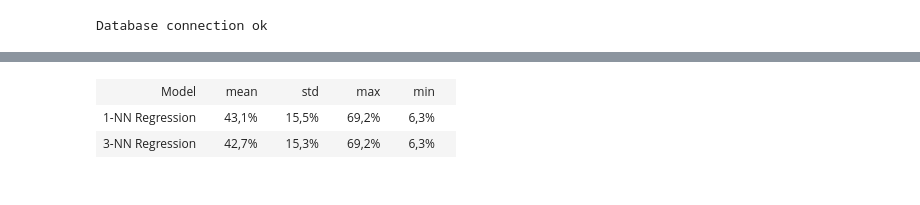
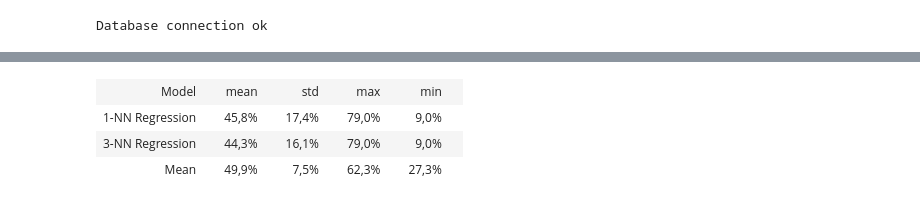
Before and after one commit to Miikkasna/cablepredictions, a Jupyter notebook: Whole ship cabling readiness.ipynb, the cells around one changed output, grey strips where cells are left out. Drawn from its saved outputs; the diff is of its cells as text; code cells hidden in the pictures.

Commit message:
progress predictions updated

```diff
--- a/Whole ship cabling readiness.ipynb
+++ b/Whole ship cabling readiness.ipynb
@@ -289,8 +235,10 @@ display_table(table_rows)
 # Whole ship cabling progress (monthly)
 # Predictors:
 # GT
+# Nothing (for mean)
 # Algorithms:
 # K-NN Regressor
+# Mean
 
 #get ship data
 cursor.execute("SELECT project_id, gross_tonnage FROM projects")
@@ -302,7 +250,7 @@ ship_gt = dict(zip(ships, data[:, 1]))
 models = dict()
 models['1-NN Regression'] = KNeighborsRegressor(1, weights='distance')
 models['3-NN Regression'] = KNeighborsRegressor(3, weights='distance')
-#models['5-NN Regression'] = KNeighborsRegressor(5, weights='distance')
+models['Mean'] = DummyRegressor(strategy='mean')
 
 
 # init cable intervals to zero
@@ -311,11 +259,11 @@ cursor.commit()
 # set real cable intervals
 cursor.execute(
     "UPDATE progress SET progress.y_true=intervals.cable_count FROM ("
-    " SELECT rw, ship_readiness.project_id, sum(amount) as cable_count FROM ship_readiness"
-    " LEFT JOIN (SELECT project_id, sum(amount) as total FROM routed GROUP BY project_id) totals"
-    " ON totals.project_id=ship_readiness.project_id"
-    " WHERE ship_readiness.rw IS NOT NULL GROUP BY ship_readiness.project_id, totals.total, rw) intervals"
-    " WHERE progress.project_id=intervals.project_id AND progress.wk=intervals.rw"
+    " SELECT rm, ship_readiness.project_id, sum(amount) as cable_count FROM ship_readiness"
+    " WHERE ship_readiness.rm IS NOT NULL"
+    " AND running LIKE 'Y%'"
+    " GROUP BY ship_readiness.project_id, rm) intervals"
+    " WHERE progress.project_id=intervals.project_id AND progress.mt=intervals.rm"
 )
 cursor.commit()
 
@@ -335,7 +283,7 @@ for model_name in models.keys():
         for i in train_i:
             train_ship = ships[i]
             cursor.execute(
-                "SELECT y_true FROM progress WHERE project_id = {}"
+                "SELECT avg(y_true) FROM progress WHERE project_id = {} GROUP BY mt"
                 .format(train_ship)
             )
             data = np.array(cursor.fetchall())
@@ -351,33 +299,34 @@ for model_name in models.keys():
         y_test = []
         for i in test_i:
             test_ship = ships[i]
             cursor.execute(
-                "SELECT y_true FROM progress WHERE project_id = {}"
+                "SELECT avg(y_true) FROM progress WHERE project_id = {} GROUP BY mt"
                 .format(test_ship)
             )
             data = np.array(cursor.fetchall())
             X_test.append(ship_gt[train_ship])
             y_test.append(data[:, 0])
         X_test = np.array(X_test).reshape((-1, 1))
         y_test = np.array(y_test)
         y_test = y_test/y_test.sum(axis=1)[:, None]
         X_test = scaler.transform(X_test) #normalize features
 
         # fit the model
         model.fit(X_train, y_train)
         preds = model.predict(X_test)
 
         #plt.plot(y_test[1, :], 'r')
         #plt.plot(preds[1, :], 'b')
         #plt.show()
         # evaluate
         score = np.abs((y_test - preds)).sum()/4.0
         scores.append(score)
 
     scores = np.array(scores)
     table_rows.append((model_name, 1-scores.mean(), scores.std(), 1-scores.min(), 1-scores.max()))
 display_table(table_rows)
 # %% [output]
 | Model |  | mean |  | std |  | max |  | min |  |
-| 1-NN Regression |  | 43,1% |  | 15,5% |  | 69,2% |  | 6,3% |  |
-| 3-NN Regression |  | 42,7% |  | 15,3% |  | 69,2% |  | 6,3% |  |
+| 1-NN Regression |  | 45,8% |  | 17,4% |  | 79,0% |  | 9,0% |  |
+| 3-NN Regression |  | 44,3% |  | 16,1% |  | 79,0% |  | 9,0% |  |
+| Mean |  | 49,9% |  | 7,5% |  | 62,3% |  | 27,3% |  |
```
Also changed, not shown: parts of 11 cells of this notebook.
